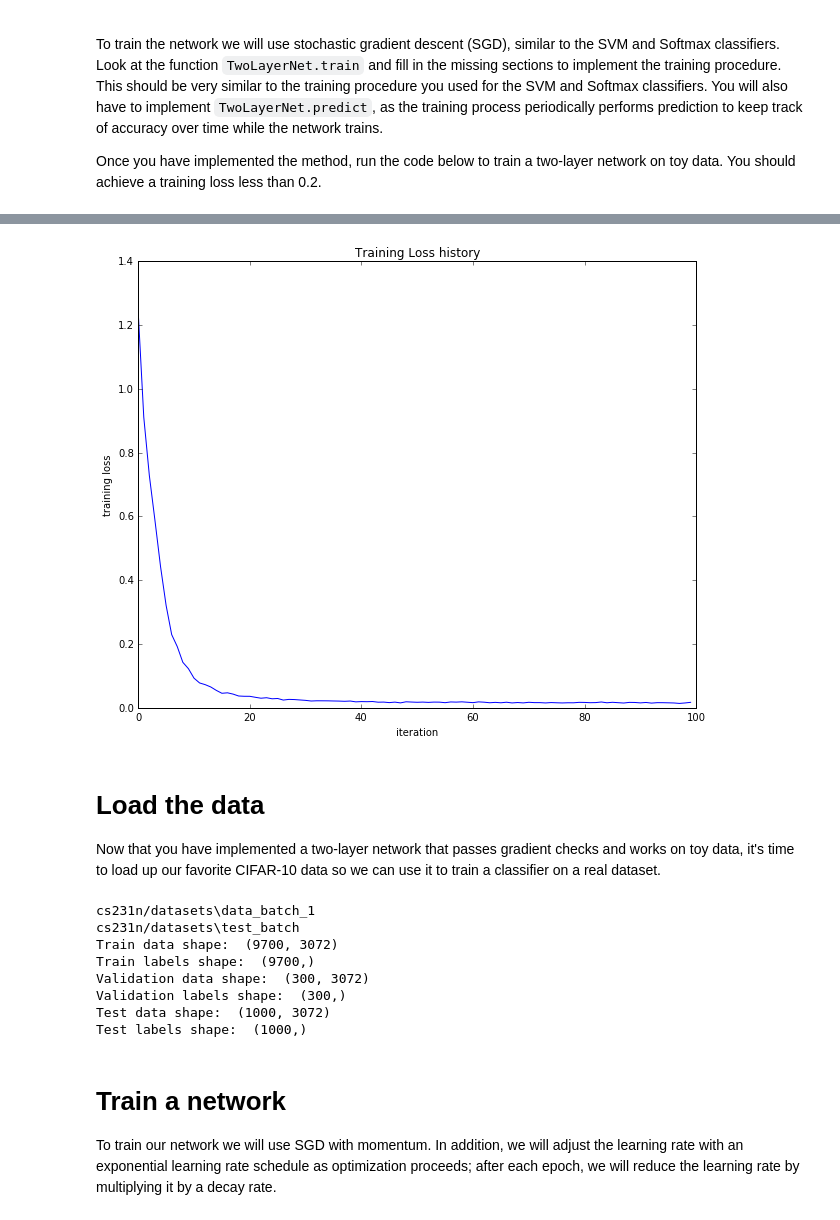
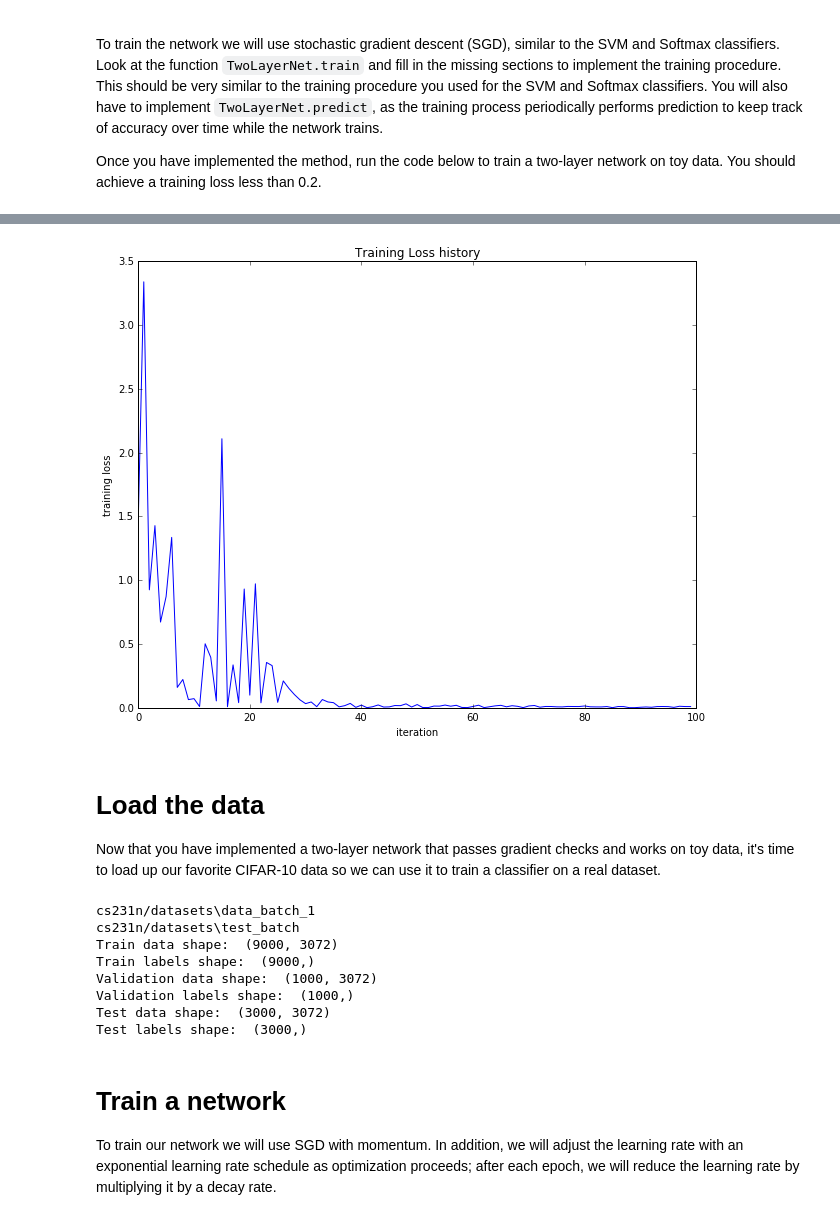
Before and after one commit to probe301/kaggle, a Jupyter notebook: CS231n_assignment1/two_layer_net.ipynb, the cells around one changed output, grey strips where cells are left out. Cells and saved outputs as stored; diff of their text form; code cells hidden in the pictures.

```diff
--- a/CS231n_assignment1/two_layer_net.ipynb
+++ b/CS231n_assignment1/two_layer_net.ipynb
@@ -172,7 +172,8 @@ Once you have implemented the method, run the code below to train a two-layer ne
 net = init_toy_model()
 stats = net.train(X, y, X, y,
             learning_rate=1e-1, reg=1e-5,
-            num_iters=100, verbose=False)
+            num_iters=100, verbose=False,
+            batch_size=2)
 
 print ('Final training loss: ', stats['loss_history'][-1])
 
@@ -187,12 +188,15 @@ Final training loss:  0.0171496079387
-[figure, old version]
+[figure, new version]
 # %% [markdown]
 # Load the data
 Now that you have implemented a two-layer network that passes gradient checks and works on toy data, it's time to load up our favorite CIFAR-10 data so we can use it to train a classifier on a real dataset.
 # %%
+X_train, y_train, X_val, y_val, X_test, y_test = range(6)
+
+
 from cs231n.data_utils import load_CIFAR10
-def get_CIFAR10_data(num_training=9700,
-                     num_validation=300,
-                     num_test=1000):
+def get_CIFAR10_data(num_training=9000,
+                     num_validation=1000,
+                     num_test=3000):
     """
     Load the CIFAR-10 dataset from disk and perform preprocessing to prepare
     it for the two-layer neural net classifier. These are the same steps as
@@ -200,7 +204,7 @@ def get_CIFAR10_data(num_training=9700,
     """
     # Load the raw CIFAR-10 data
     cifar10_dir = 'cs231n/datasets'
-    X_train, y_train, X_test, y_test = load_CIFAR10(cifar10_dir)
+    X_train, y_train, X_test, y_test = load_CIFAR10(cifar10_dir, n=1)
 
     # Subsample the data
     mask = range(num_training, num_training + num_validation)
@@ -238,12 +242,12 @@ print ('Test labels shape: ', y_test.shape)
 # %% [output]
 cs231n/datasets\data_batch_1
 cs231n/datasets\test_batch
-Train data shape:  (9700, 3072)
-Train labels shape:  (9700,)
-Validation data shape:  (300, 3072)
-Validation labels shape:  (300,)
-Test data shape:  (1000, 3072)
-Test labels shape:  (1000,)
+Train data shape:  (9000, 3072)
+Train labels shape:  (9000,)
+Validation data shape:  (1000, 3072)
+Validation labels shape:  (1000,)
+Test data shape:  (3000, 3072)
+Test labels shape:  (3000,)
 # %% [markdown]
 # Train a network
 To train our network we will use SGD with momentum. In addition, we will adjust the learning rate with an exponential learning rate schedule as optimization proceeds; after each epoch, we will reduce the learning rate by multiplying it by a decay rate.
```
Also changed, not shown: parts of 9 cells of this notebook, 1 other file.
